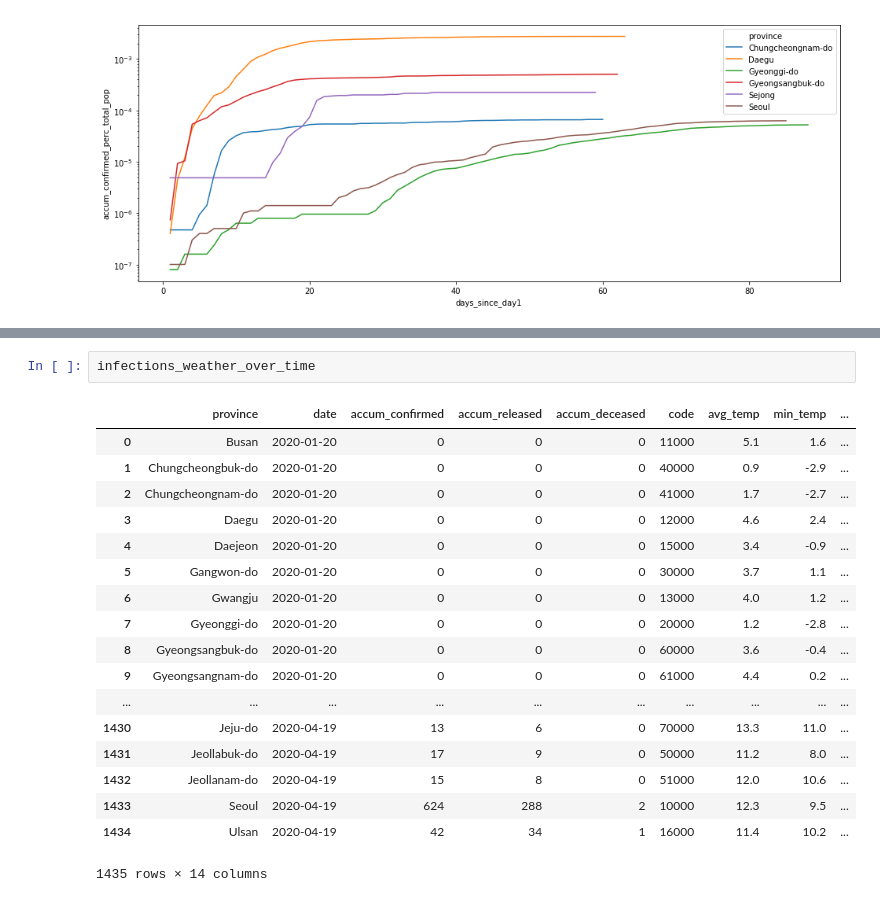
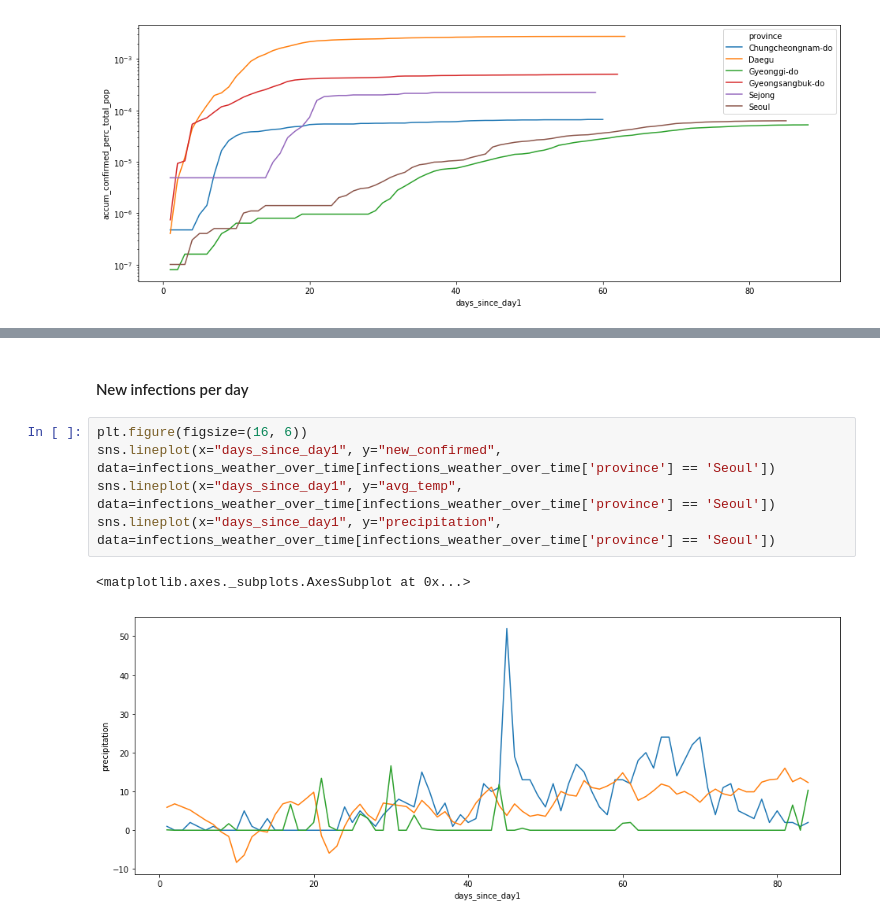
Before and after one commit to tarcisobraz/covid19-skorea, a Jupyter notebook: code/Disease Spread over Provinces by Aligned Time.ipynb, the cells around one changed output, grey strips where cells are left out. Drawn from its saved outputs; the diff is of its cells as text.

```diff
--- a/code/Disease Spread over Provinces by Aligned Time.ipynb
+++ b/code/Disease Spread over Provinces by Aligned Time.ipynb
@@ -364,21 +342,10 @@ infections_weather_over_time
-# %%
-infections_weather_over_time
-# %% [output]
-|  | province | date | accum_confirmed | accum_released | accum_deceased | code | avg_temp | min_temp | ... |
-| 0 | Busan | 2020-01-20 | 0 | 0 | 0 | 11000 | 5.1 | 1.6 | ... |
-| 1 | Chungcheongbuk-do | 2020-01-20 | 0 | 0 | 0 | 40000 | 0.9 | -2.9 | ... |
-| 2 | Chungcheongnam-do | 2020-01-20 | 0 | 0 | 0 | 41000 | 1.7 | -2.7 | ... |
-| 3 | Daegu | 2020-01-20 | 0 | 0 | 0 | 12000 | 4.6 | 2.4 | ... |
-| 4 | Daejeon | 2020-01-20 | 0 | 0 | 0 | 15000 | 3.4 | -0.9 | ... |
-| 5 | Gangwon-do | 2020-01-20 | 0 | 0 | 0 | 30000 | 3.7 | 1.1 | ... |
-| 6 | Gwangju | 2020-01-20 | 0 | 0 | 0 | 13000 | 4.0 | 1.2 | ... |
-| 7 | Gyeonggi-do | 2020-01-20 | 0 | 0 | 0 | 20000 | 1.2 | -2.8 | ... |
-| 8 | Gyeongsangbuk-do | 2020-01-20 | 0 | 0 | 0 | 60000 | 3.6 | -0.4 | ... |
-| 9 | Gyeongsangnam-do | 2020-01-20 | 0 | 0 | 0 | 61000 | 4.4 | 0.2 | ... |
-| ... | ... | ... | ... | ... | ... | ... | ... | ... | ... |
-| 1430 | Jeju-do | 2020-04-19 | 13 | 6 | 0 | 70000 | 13.3 | 11.0 | ... |
-| 1431 | Jeollabuk-do | 2020-04-19 | 17 | 9 | 0 | 50000 | 11.2 | 8.0 | ... |
-| 1432 | Jeollanam-do | 2020-04-19 | 15 | 8 | 0 | 51000 | 12.0 | 10.6 | ... |
-| 1433 | Seoul | 2020-04-19 | 624 | 288 | 2 | 10000 | 12.3 | 9.5 | ... |
-| 1434 | Ulsan | 2020-04-19 | 42 | 34 | 1 | 16000 | 11.4 | 10.2 | ... |
-1435 rows × 14 columns
+# %% [markdown]
+#### New infections per day
+# %%
+plt.figure(figsize=(16, 6))
+sns.lineplot(x="days_since_day1", y="new_confirmed", data=infections_weather_over_time[infections_weather_over_time['province'] == 'Seoul'])
+sns.lineplot(x="days_since_day1", y="avg_temp", data=infections_weather_over_time[infections_weather_over_time['province'] == 'Seoul'])
+sns.lineplot(x="days_since_day1", y="precipitation", data=infections_weather_over_time[infections_weather_over_time['province'] == 'Seoul'])
+# %% [output]
+<matplotlib.axes._subplots.AxesSubplot at 0x...>
+[figure, added]
```
Also changed, not shown: parts of 5 cells of this notebook.
